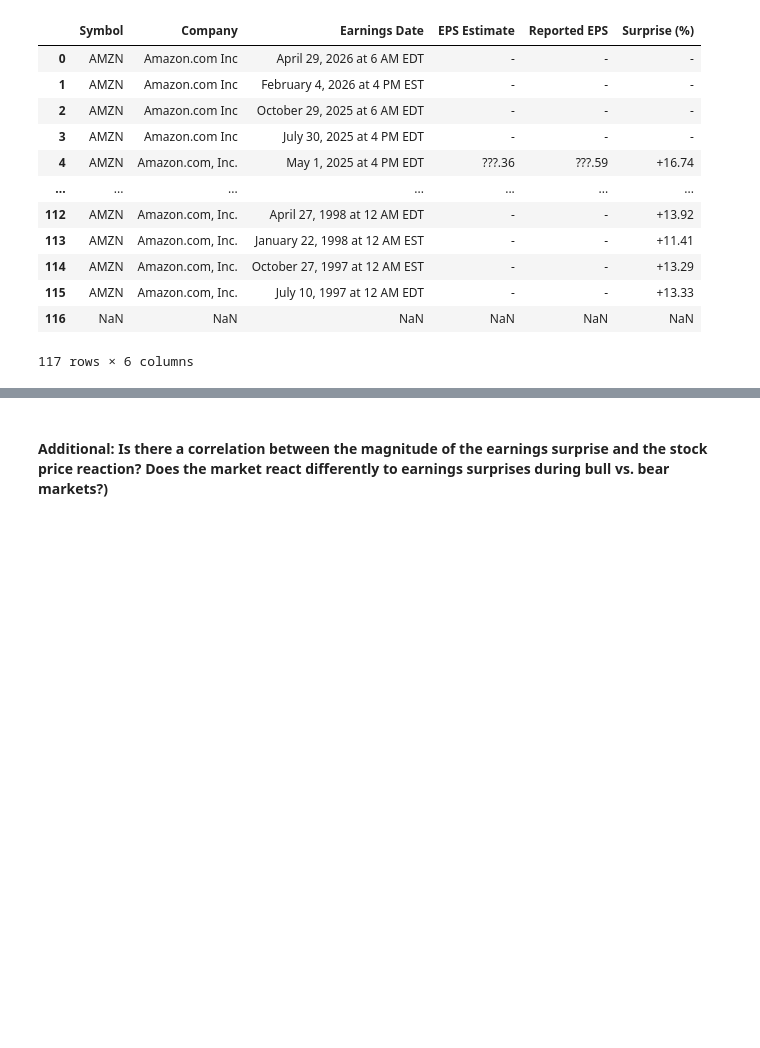
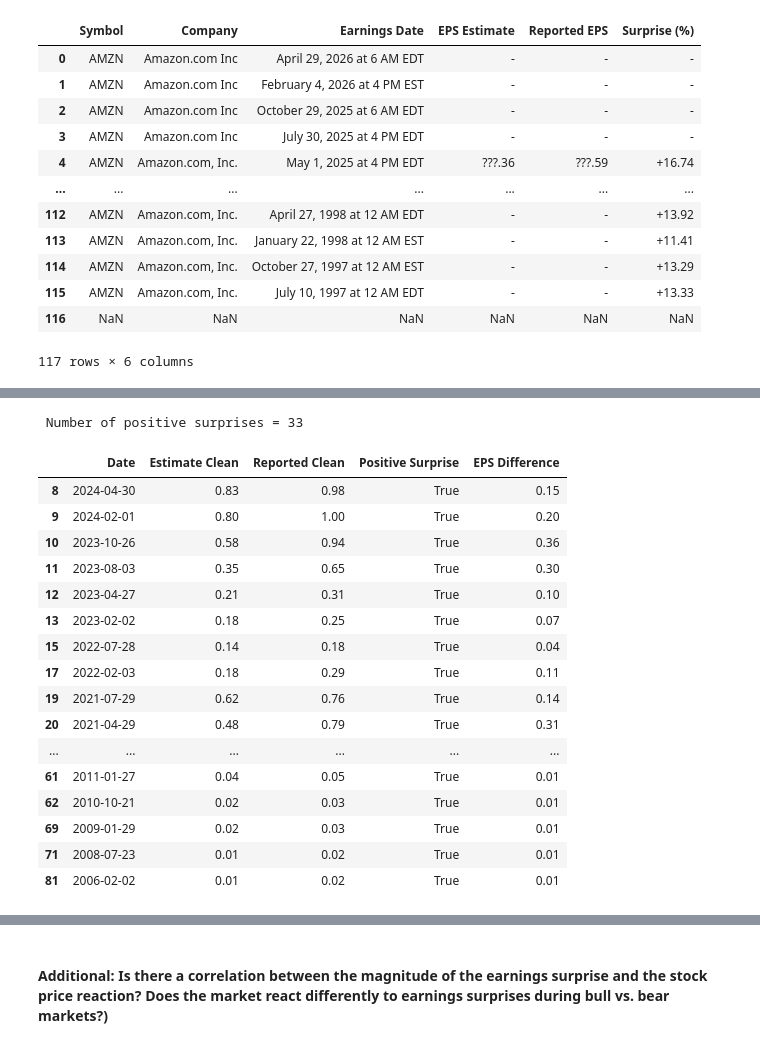
Before and after one commit to eekevall/stock-markets-analytics-zoomcamp-, a Jupyter notebook: 01-intro-and-data-source/Homework_1/2025_Module_01_Homework_EEkevall.ipynb, the cells around one changed output, grey strips where cells are left out. Drawn from its saved outputs; the diff is of its cells as text; code cells hidden in the pictures; blank space fills up the shorter version.

```diff
--- a/01-intro-and-data-source/Homework_1/2025_Module_01_Homework_EEkevall.ipynb
+++ b/01-intro-and-data-source/Homework_1/2025_Module_01_Homework_EEkevall.ipynb
@@ -684,8 +685,8 @@ Steps:
 # %%
 # Step 1 Import the Amazon csv file as a dataframe
 url = "https://raw.githubusercontent.com/DataTalksClub/stock-markets-analytics-zoomcamp/main/cohorts/2025/ha1_Amazon.csv"
-df_Amazon = pd.read_csv(url, delimiter=';')
-df_Amazon
+df_amzn = pd.read_csv(url, delimiter=';')
+df_amzn
 # %% [output]
 |  | Symbol | Company | Earnings Date | EPS Estimate | Reported EPS | Surprise (%) |
 | 0 | AMZN | Amazon.com Inc | April 29, 2026 at 6 AM EDT | - | - | - |
@@ -780,0 +735,10 @@ df_Amazon
+# %%
+# Clean the Date column:
+
+# Use regex to remove time and timezone information before converting to datetime
+df_amzn['Date'] = df_amzn['Earnings Date'].str.split(' at ', expand=True)[0]
+
+# Convert to datetime and then extract the date part
+df_amzn['Date'] = pd.to_datetime(df_amzn['Date'], errors='coerce').dt.date
+
+df_amzn['Date']
@@ -780,0 +760,9 @@ df_Amazon
+# %%
+# Clean both columns:
+for old_col, new_col in [('EPS Estimate', 'Estimate Clean'), ('Reported EPS', 'Reported Clean')]:
+    df_amzn[old_col] = pd.to_numeric(df_amzn[old_col], errors='coerce')
+    df_amzn = df_amzn.rename(columns={old_col: new_col})
+
+amzn = df_amzn[['Date', 'Estimate Clean','Reported Clean']].copy()
+
+amzn.info()
@@ -781 +794,38 @@ df_Amazon
+# %%
+# Step 4 Identify positive earnings surprises (where "actual EPS > estimated EPS")
+
+# Assign the boolean result of the comparison to the 'Positive Surprise' column
+amzn['Positive Surprise'] =amzn['Reported Clean'] > amzn['Estimate Clean']
+
+# Identify positive earnings surprises (where "actual EPS > estimated EPS")
+# Assign the boolean result of the comparison to the 'Positive Surprise' column
+amzn['Positive Surprise'] =amzn['Reported Clean'] > amzn['Estimate Clean']
+amzn['EPS Difference'] = amzn['Reported Clean'] - amzn['Estimate Clean']
+
+# Filter earnings to keep only positive surprises
+amzn = amzn[amzn['Positive Surprise'] == True].copy()
+
+positive_surprises = amzn['Positive Surprise'].sum()
+
+print(f' Number of positive surprises = {positive_surprises}')
+amzn
+# %% [output]
+ Number of positive surprises = 33
+|  | Date | Estimate Clean | Reported Clean | Positive Surprise | EPS Difference |
+| 8 | 2024-04-30 | 0.83 | 0.98 | True | 0.15 |
+| 9 | 2024-02-01 | 0.80 | 1.00 | True | 0.20 |
+| 10 | 2023-10-26 | 0.58 | 0.94 | True | 0.36 |
+| 11 | 2023-08-03 | 0.35 | 0.65 | True | 0.30 |
+| 12 | 2023-04-27 | 0.21 | 0.31 | True | 0.10 |
+| 13 | 2023-02-02 | 0.18 | 0.25 | True | 0.07 |
+| 15 | 2022-07-28 | 0.14 | 0.18 | True | 0.04 |
+| 17 | 2022-02-03 | 0.18 | 0.29 | True | 0.11 |
+| 19 | 2021-07-29 | 0.62 | 0.76 | True | 0.14 |
+| 20 | 2021-04-29 | 0.48 | 0.79 | True | 0.31 |
+| ... | ... | ... | ... | ... | ... |
+| 61 | 2011-01-27 | 0.04 | 0.05 | True | 0.01 |
+| 62 | 2010-10-21 | 0.02 | 0.03 | True | 0.01 |
+| 69 | 2009-01-29 | 0.02 | 0.03 | True | 0.01 |
+| 71 | 2008-07-23 | 0.01 | 0.02 | True | 0.01 |
+| 81 | 2006-02-02 | 0.01 | 0.02 | True | 0.01 |
 # %%
```
Also changed, not shown: parts of 45 cells of this notebook.
